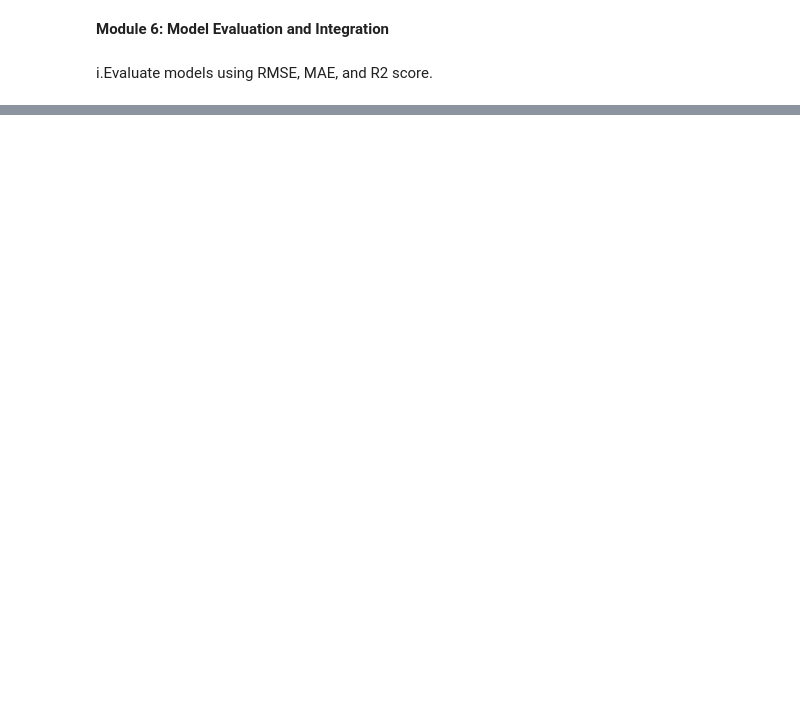
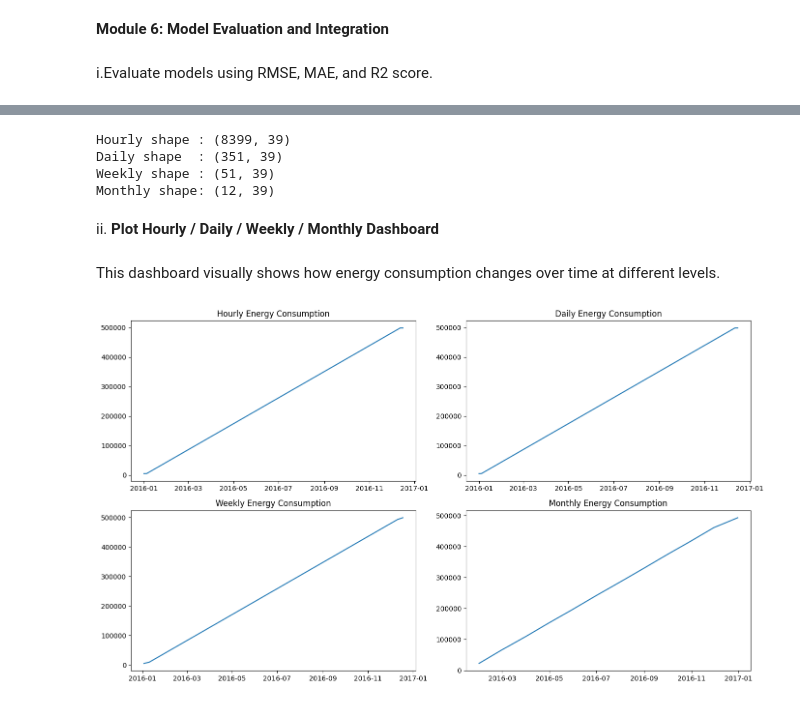
Before and after one commit to anandaditya07/Smart-Energy-Consumption-Analysis-and-Prediction-using-Machine-Learning-with-Device-Level-Insights, a Jupyter notebook: Aditya_Anand.ipynb, the cells around one changed output, grey strips where cells are left out. Cells and saved outputs as stored; diff of their text form; code cells hidden in the pictures; blank space fills up the shorter version.

```diff
--- a/Aditya_Anand.ipynb
+++ b/Aditya_Anand.ipynb
@@ -937,0 +1079,53 @@ R2  : 0.65529590763868
+# %%
+import numpy as np
+
+# Select only numeric columns for resampling
+numeric_df = df.select_dtypes(include=[np.number])
+
+# Hourly, Daily, Weekly, Monthly aggregation
+df_hourly = numeric_df.resample('h').mean()
+df_daily = numeric_df.resample('D').mean()
+df_weekly = numeric_df.resample('W').mean()
+df_monthly = numeric_df.resample('ME').mean()
+
+print("Hourly shape :", df_hourly.shape)
+print("Daily shape  :", df_daily.shape)
+print("Weekly shape :", df_weekly.shape)
+print("Monthly shape:", df_monthly.shape)
+# %% [output]
+Hourly shape : (8399, 39)
+Daily shape  : (351, 39)
+Weekly shape : (51, 39)
+Monthly shape: (12, 39)
+# %% [markdown]
+ii. **Plot Hourly / Daily / Weekly / Monthly Dashboard**
+# %% [markdown]
+This dashboard visually shows how energy consumption changes over time at different levels.
+# %%
+
+import matplotlib.pyplot as plt
+
+target_col = df_hourly.select_dtypes(include='number').columns[0]
+
+plt.figure(figsize=(14,8))
+
+plt.subplot(2,2,1)
+plt.plot(df_hourly[target_col])
+plt.title("Hourly Energy Consumption")
+
+plt.subplot(2,2,2)
+plt.plot(df_daily[target_col])
+plt.title("Daily Energy Consumption")
+
+plt.subplot(2,2,3)
+plt.plot(df_weekly[target_col])
+plt.title("Weekly Energy Consumption")
+
+plt.subplot(2,2,4)
+plt.plot(df_monthly[target_col])
+plt.title("Monthly Energy Consumption")
+
+plt.tight_layout()
+plt.show()
+# %% [output]
+[figure, added]
```
Also changed, not shown: parts of 33 cells of this notebook.
